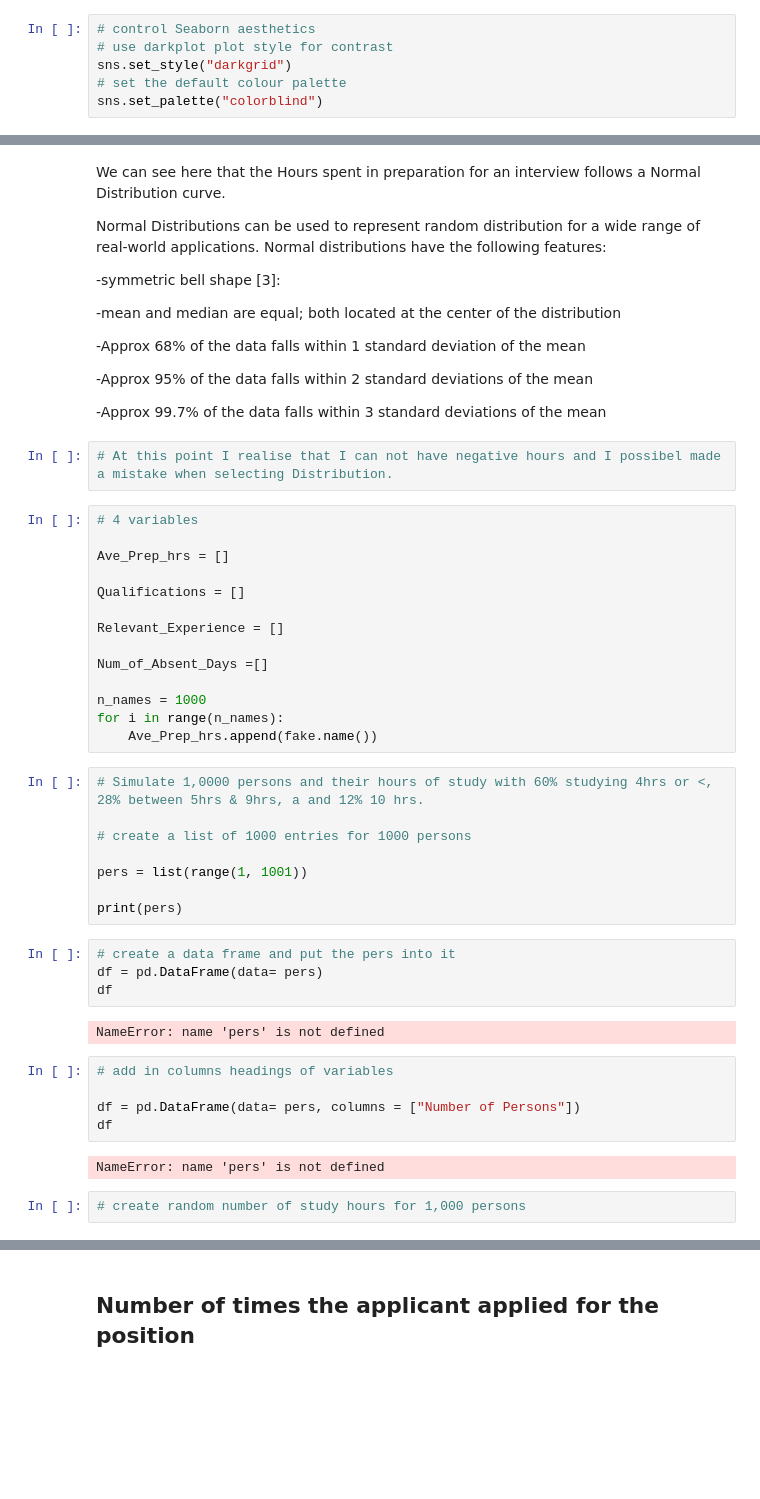
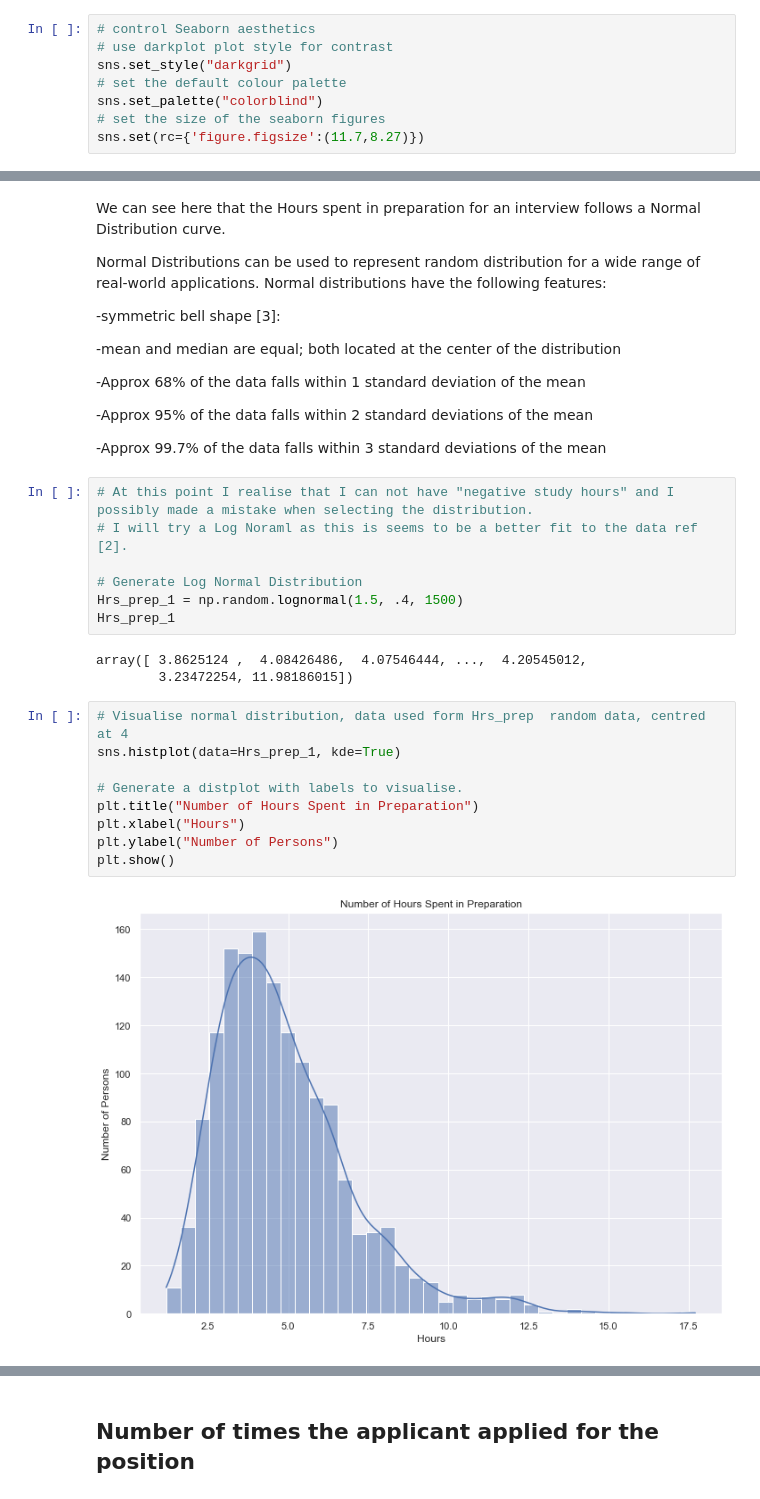
Before and after one commit to Deego88/Programming_for_Data_Analysis_Project_2020, a Jupyter notebook: Programming_for_Data_Analysis_Project_2020.ipynb, the cells around one changed output, grey strips where cells are left out. Cells and saved outputs as stored; diff of their text form; blank space fills up the shorter version.

Commit message:
log Normal Distribution added, variable 1 complete, variable 2 started- Qualifications

```diff
--- a/Programming_for_Data_Analysis_Project_2020.ipynb
+++ b/Programming_for_Data_Analysis_Project_2020.ipynb
@@ -67,6 +67,8 @@ The magic inline command will be utilised in order to ensure the correct display
 sns.set_style("darkgrid")
 # set the default colour palette
 sns.set_palette("colorblind")
+# set the size of the seaborn figures
+sns.set(rc={'figure.figsize':(11.7,8.27)})
 # %%
 # set the seed for Numpy Random
 np.random.seed(1212)
@@ -140,41 +140,23 @@ Normal Distributions can be used to represent random distribution for a wide ran
 
 -Approx 99.7% of the data falls within 3 standard deviations of the mean
 # %%
-# At this point I realise that I can not have negative hours and I possibel made a mistake when selecting Distribution.
+# At this point I realise that I can not have "negative study hours" and I possibly made a mistake when selecting the distribution.
+# I will try a Log Noraml as this is seems to be a better fit to the data ref [2].
+
+# Generate Log Normal Distribution
+Hrs_prep_1 = np.random.lognormal(1.5, .4, 1500)
+Hrs_prep_1
+# %% [output]
+array([ 3.8625124 ,  4.08426486,  4.07546444, ...,  4.20545012,
+        3.23472254, 11.98186015])
-# %%
-# 4 variables
-
-Ave_Prep_hrs = []
-
-Qualifications = []
-
-Relevant_Experience = []
-
-Num_of_Absent_Days =[]
-
-n_names = 1000
-for i in range(n_names):
-    Ave_Prep_hrs.append(fake.name())
-# %%
-# Simulate 1,0000 persons and their hours of study with 60% studying 4hrs or <, 28% between 5hrs & 9hrs, a and 12% 10 hrs.
-
-# create a list of 1000 entries for 1000 persons
-
-pers = list(range(1, 1001))
-
-print(pers)
-# %%
-# create a data frame and put the pers into it
-df = pd.DataFrame(data= pers)
-df
-# %% [output]
-NameError: name 'pers' is not defined
-# %%
-# add in columns headings of variables
-
-df = pd.DataFrame(data= pers, columns = ["Number of Persons"])
-df
-# %% [output]
-NameError: name 'pers' is not defined
-# %%
-# create random number of study hours for 1,000 persons
+# %%
+# Visualise normal distribution, data used form Hrs_prep  random data, centred at 4
+sns.histplot(data=Hrs_prep_1, kde=True)
+
+# Generate a distplot with labels to visualise.
+plt.title("Number of Hours Spent in Preparation")
+plt.xlabel("Hours")
+plt.ylabel("Number of Persons")
+plt.show()
+# %% [output]
+[figure, added]
```
Also changed, not shown: parts of 22 cells of this notebook.
